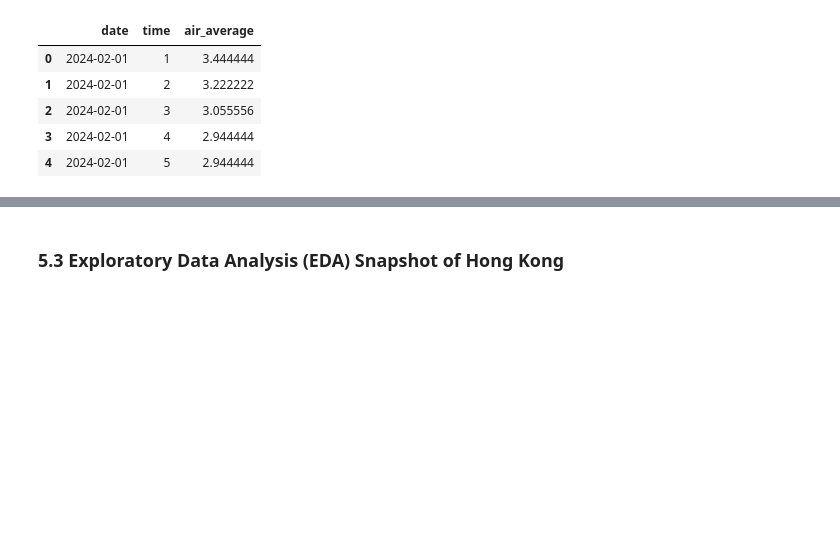
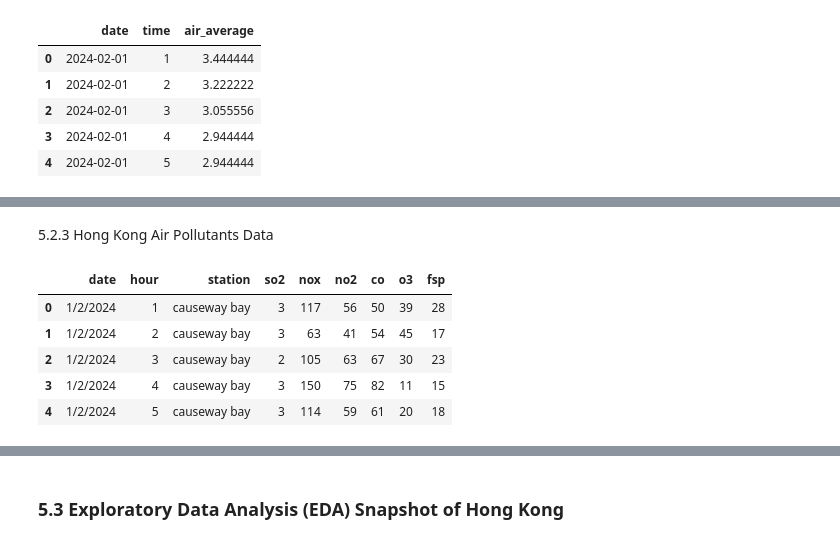
Before and after one commit to linxianying/G12_GuidedProject, a Jupyter notebook: traffic_air_sg.ipynb, the cells around one changed output, grey strips where cells are left out. Cells and saved outputs as stored; diff of their text form; code cells hidden in the pictures; blank space fills up the shorter version.

```diff
--- a/traffic_air_sg.ipynb
+++ b/traffic_air_sg.ipynb
@@ -1282,0 +1298,9 @@ dtype: object
+# %%
+# read the hk air quality data file
+file_path = 'hk_air_pollutant_hourly.csv'
+
+hk_air_pollutants_df = pd.read_csv(file_path)
+
+print(hk_air_pollutants_df.head())
+
+print(hk_air_pollutants_df.dtypes)
@@ -1527 +1568,16 @@ memory usage: 2.7+ MB
 None
+# %% [markdown]
+5.2.3 Hong Kong Air Pollutants Data
+# %%
+# Data Cleaning for hk_air_pollutants_df
+# Convert column names to lowercase
+hk_air_pollutants_df.columns = [x.lower() for x in hk_air_pollutants_df.columns]
+hk_air_pollutants_df['station'] = [x.lower() for x in hk_air_pollutants_df['station']]
+hk_air_pollutants_df.head()
+# %% [output]
+|  | date | hour | station | so2 | nox | no2 | co | o3 | fsp |
+| 0 | 1/2/2024 | 1 | causeway bay | 3 | 117 | 56 | 50 | 39 | 28 |
+| 1 | 1/2/2024 | 2 | causeway bay | 3 | 63 | 41 | 54 | 45 | 17 |
+| 2 | 1/2/2024 | 3 | causeway bay | 2 | 105 | 63 | 67 | 30 | 23 |
+| 3 | 1/2/2024 | 4 | causeway bay | 3 | 150 | 75 | 82 | 11 | 15 |
+| 4 | 1/2/2024 | 5 | causeway bay | 3 | 114 | 59 | 61 | 20 | 18 |
```
Also changed, not shown: parts of 38 cells of this notebook, 1 other file.
